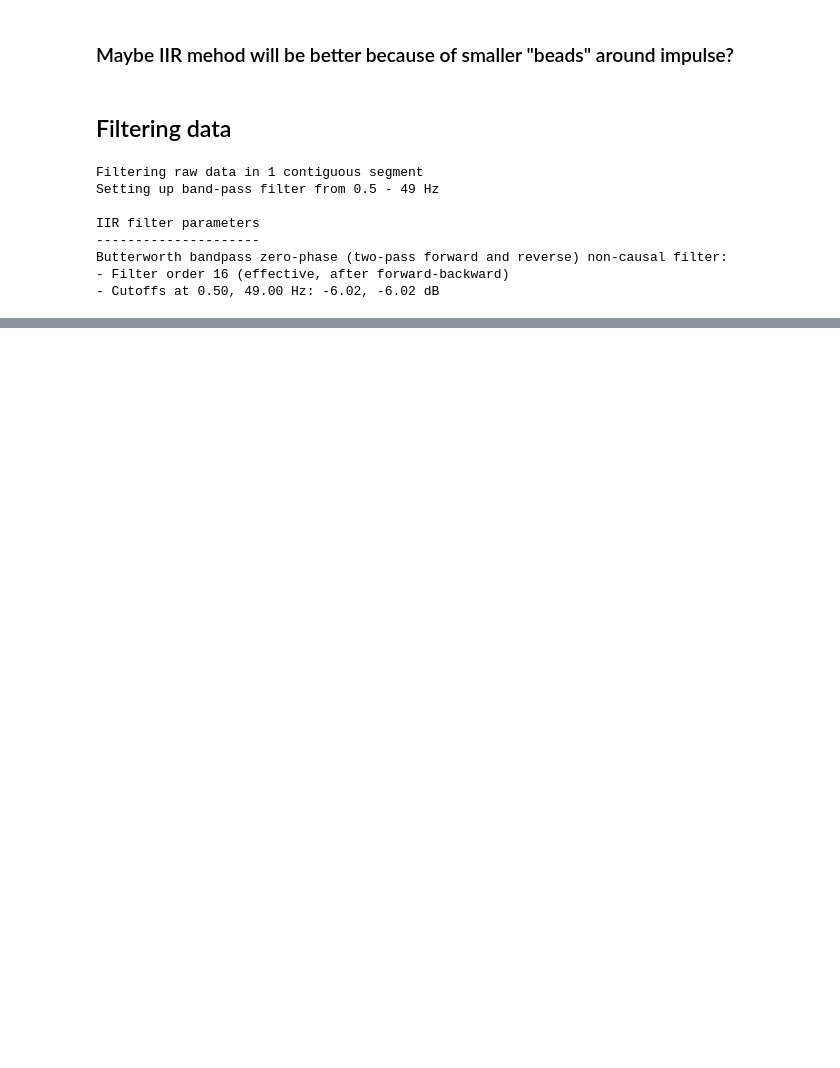
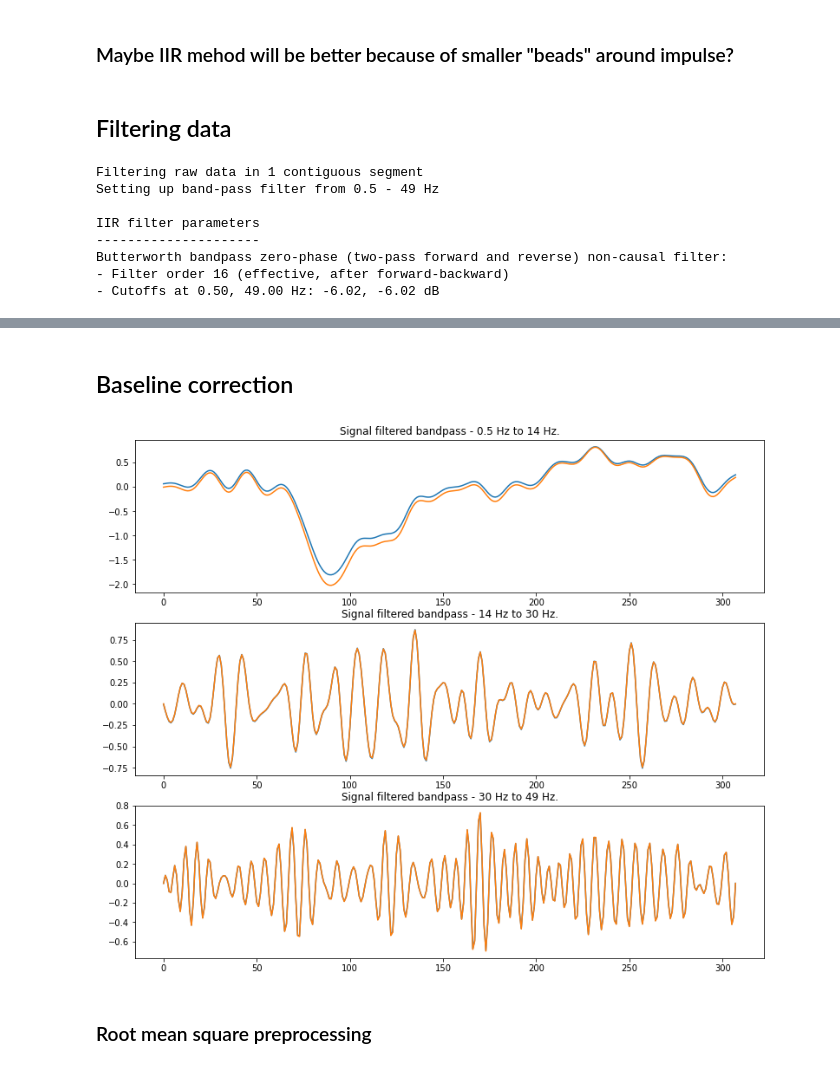
Before and after one commit to Przepioreczka/licencjat, a Jupyter notebook: Checking_preprocessing.ipynb, the cells around one changed output, grey strips where cells are left out. Saved outputs shown, nothing was run; the diff lists cells and outputs as text; code cells hidden in the pictures; blank space fills up the shorter version.

```diff
--- a/Checking_preprocessing.ipynb
+++ b/Checking_preprocessing.ipynb
@@ -237,0 +274,33 @@ plt.show()
+# %% [markdown]
+## Baseline correction
+# %%
+end_point = int(0.2*Fs)
+baseline_low = (epoki_low[0,0,:] - np.mean(epoki_low[:,0,:end_point]) ) / np.std(epoki_low[:,0,:end_point])
+baseline_mid = (epoki_mid[0,0,:] - np.mean(epoki_mid[:,0,:end_point]) ) / np.std(epoki_mid[:,0,:end_point])
+baseline_high = (epoki_high[0,0,:] - np.mean(epoki_high[:,0,:end_point]) ) / np.std(epoki_high[:,0,:end_point])
+norm_low = (epoki_low[0,0,:] - np.mean(epoki_low[:,0,:]) ) / np.std(epoki_low[:,0,:])
+norm_mid = (epoki_mid[0,0,:] - np.mean(epoki_mid[:,0,:]) ) / np.std(epoki_mid[:,0,:])
+norm_high = (epoki_high[0,0,:] - np.mean(epoki_high[:,0,:]) ) / np.std(epoki_high[:,0,:])
+# %%
+plt.figure(figsize = (13,11))
+
+plt.subplot(3,1,1)
+plt.title('Signal filtered bandpass - 0.5 Hz to 14 Hz.')
+plt.plot(baseline_low, label = 'normalized to baseline (-0.2s - 0s)')
+plt.plot(norm_low, label = 'normalized normally')
+
+plt.subplot(3,1,2)
+plt.title('Signal filtered bandpass - 14 Hz to 30 Hz.')
+plt.plot(baseline_mid,label = 'normalized to baseline (-0.2s - 0s)')
+plt.plot(norm_mid, label = 'normalized normally')
+
+plt.subplot(3,1,3)
+plt.title('Signal filtered bandpass - 30 Hz to 49 Hz.')
+plt.plot(baseline_high,label = 'normalized to baseline (-0.2s - 0s)')
+plt.plot(norm_high)
+
+plt.show()
+# %% [output]
+[figure, added]
+# %% [markdown]
+### Root mean square preprocessing
```
Also changed, not shown: parts of 17 cells of this notebook.
